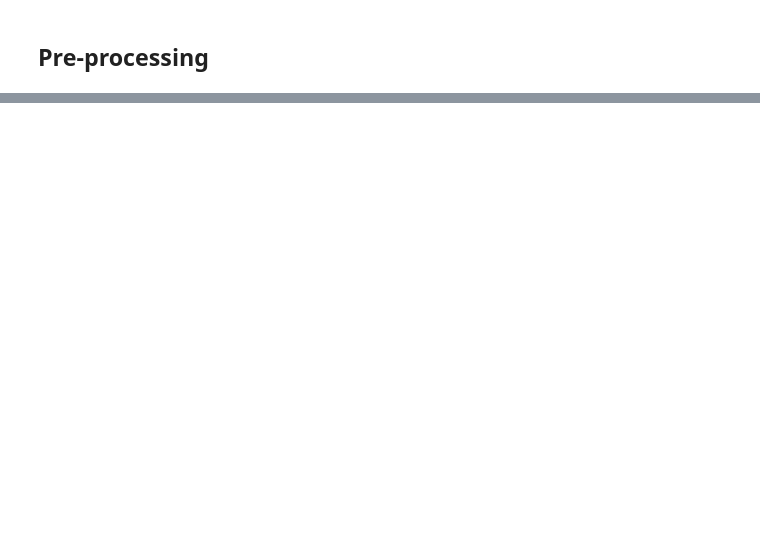
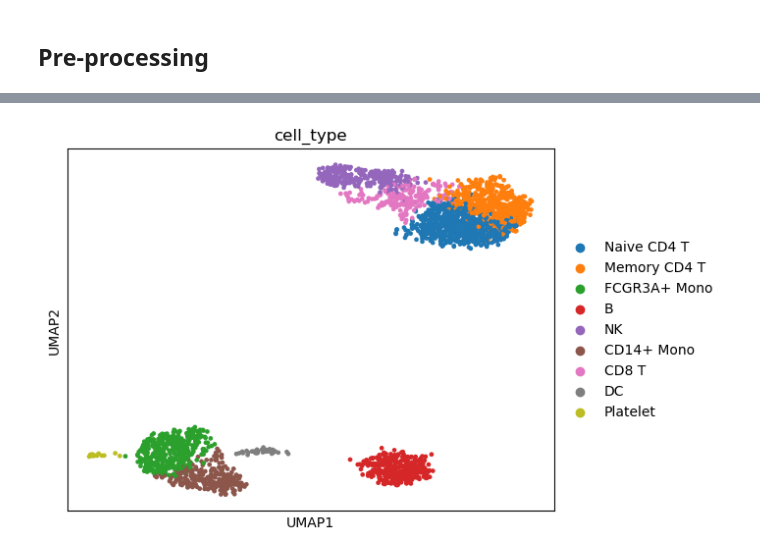
Before and after one commit to okviman/DE-ZILN, a Jupyter notebook: notebooks/scrnaseq_reanalyses/scrnaseq_resolutions.ipynb, the cells around one changed output, grey strips where cells are left out. Drawn from its saved outputs; the diff is of its cells as text; code cells hidden in the pictures; blank space fills up the shorter version.

```diff
--- a/notebooks/scrnaseq_reanalyses/scrnaseq_resolutions.ipynb
+++ b/notebooks/scrnaseq_reanalyses/scrnaseq_resolutions.ipynb
@@ -883,0 +54,8 @@ print(len(set(top100_df_ln_1['names'].tolist()).intersection(set(top100_df_ln_2_
+# %%
+# Assign the mid clusters to the cell types
+adata.obs['cell_type'] = adata.obs['leiden_mid'].map({'0': 'Naive CD4 T', '1': 'Memory CD4 T', '2': 'FCGR3A+ Mono', '3': 'B', '4': 'NK', '5': 'CD14+ Mono', '6': 'CD8 T', '7': 'DC', '8': 'Platelet'})
+adata_norm.obs['cell_type'] = adata.obs['cell_type']
+# %%
+sc.pl.umap(adata, color=['cell_type'])
+# %% [output]
+[figure, added]
```
Also changed, not shown: parts of 66 cells of this notebook.
